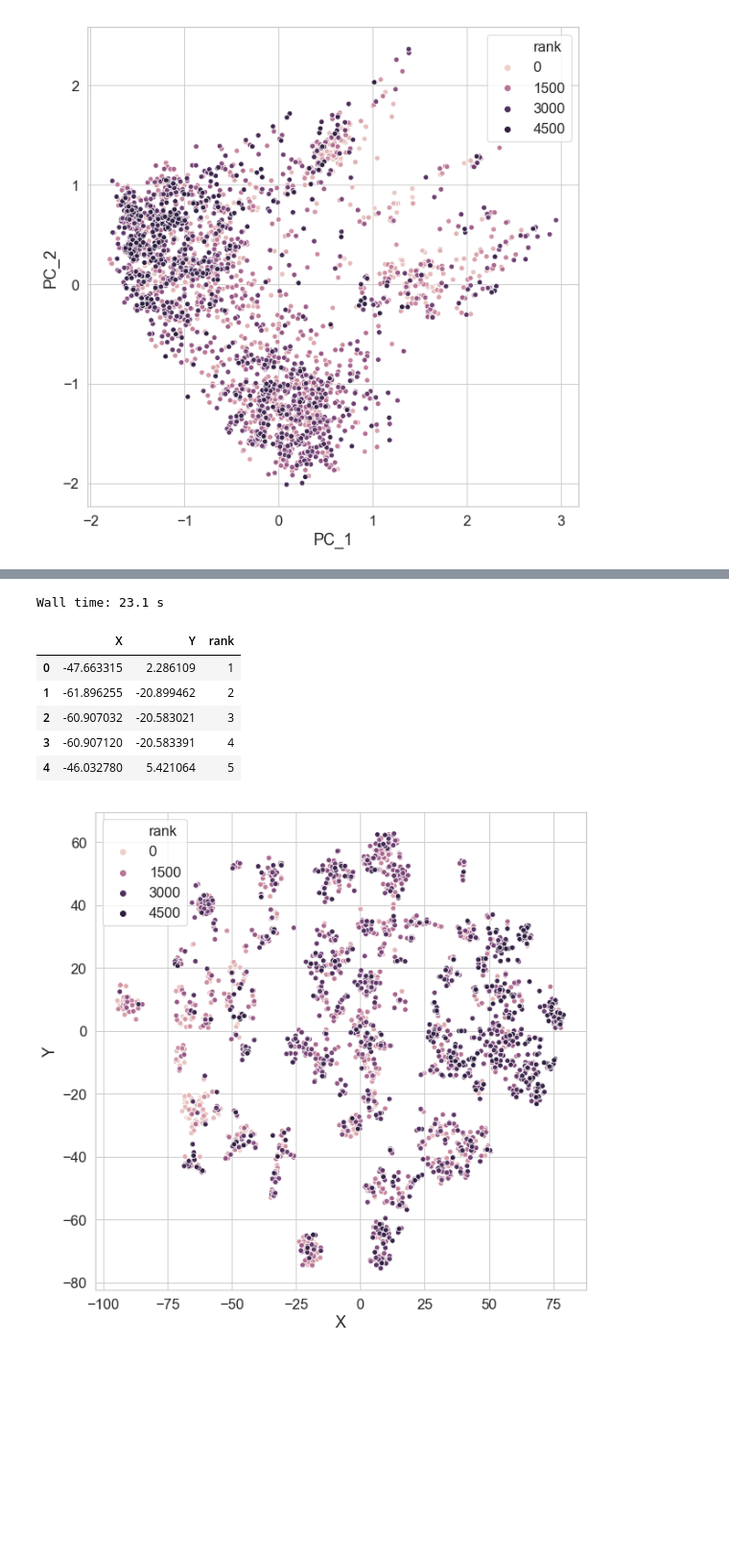
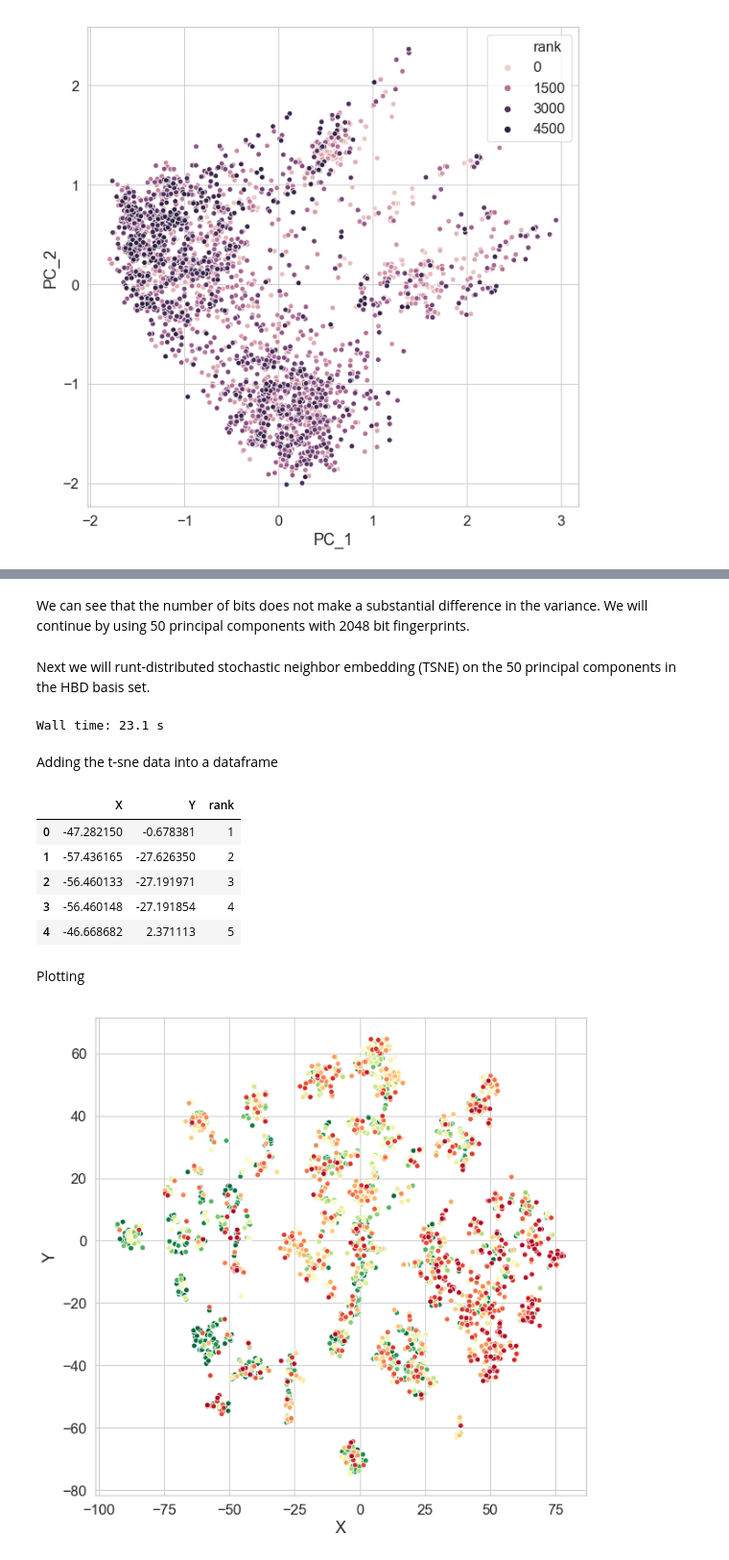
Before and after one commit to jrodguez/des-basis-set, a Jupyter notebook: scripts/rdkit/visualizing_design_space.ipynb, the cells around one changed output, grey strips where cells are left out. Shown at 96% size. Drawn from its saved outputs; the diff is of its cells as text; code cells hidden in the pictures; blank space fills up the shorter version.

Commit message:
finished plots for basis set design space, need to do plots for nist data and similar chemical data

```diff
--- a/scripts/rdkit/visualizing_design_space.ipynb
+++ b/scripts/rdkit/visualizing_design_space.ipynb
@@ -143,25 +182,34 @@ ax = sns.scatterplot(data=crds_df,x="PC_1",y="PC_2", hue="rank")
+# %% [markdown]
+We can see that the number of bits does not make a substantial difference in the variance. We will continue by using 50 principal components with 2048 bit fingerprints.
 # %%
 pca = PCA(n_components=50)
 crds = pca.fit_transform(fp_list)
+# %% [markdown]
+Next we will runt-distributed stochastic neighbor embedding (TSNE) on the 50 principal components in the HBD basis set.
 # %%
 from sklearn.manifold import TSNE
 %time crds_embedded = TSNE(n_components=2).fit_transform(crds)
 # %% [output]
 Wall time: 23.1 s
+# %% [markdown]
+Adding the t-sne data into a dataframe
 # %%
 tsne_df = pd.DataFrame(crds_embedded,columns=["X","Y"])
 tsne_df['rank'] = fp_rank
+
+tsne_df.head()
+# %% [output]
+|  | X | Y | rank |
+| 0 | -47.282150 | -0.678381 | 1 |
+| 1 | -57.436165 | -27.626350 | 2 |
+| 2 | -56.460133 | -27.191971 | 3 |
+| 3 | -56.460148 | -27.191854 | 4 |
+| 4 | -46.668682 | 2.371113 | 5 |
-# %%
-
-tsne_df.head()
-# %% [output]
-|  | X | Y | rank |
-| 0 | -47.663315 | 2.286109 | 1 |
-| 1 | -61.896255 | -20.899462 | 2 |
-| 2 | -60.907032 | -20.583021 | 3 |
-| 3 | -60.907120 | -20.583391 | 4 |
-| 4 | -46.032780 | 5.421064 | 5 |
+# %% [markdown]
+Plotting
 # %%
-ax = sns.scatterplot(data=tsne_df,x="X",y="Y", hue="rank")
+
+ax = sns.scatterplot(data=tsne_df,x="X",y="Y", hue="rank", palette = "RdYlGn_r", hue_norm = (600, 3477), legend = False)
+#sns.set_palette(sns.color_palette("Paired"))
 # %% [output]
-[figure, old version]
+[figure, new version]
```
Also changed, not shown: parts of 32 cells of this notebook, 2 other files.
